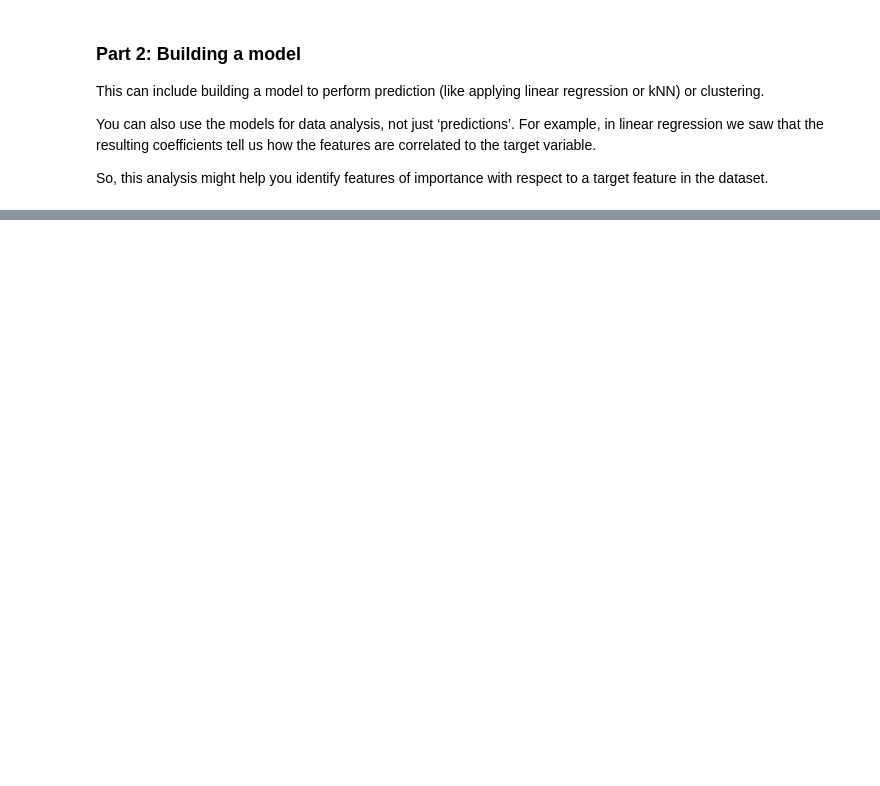
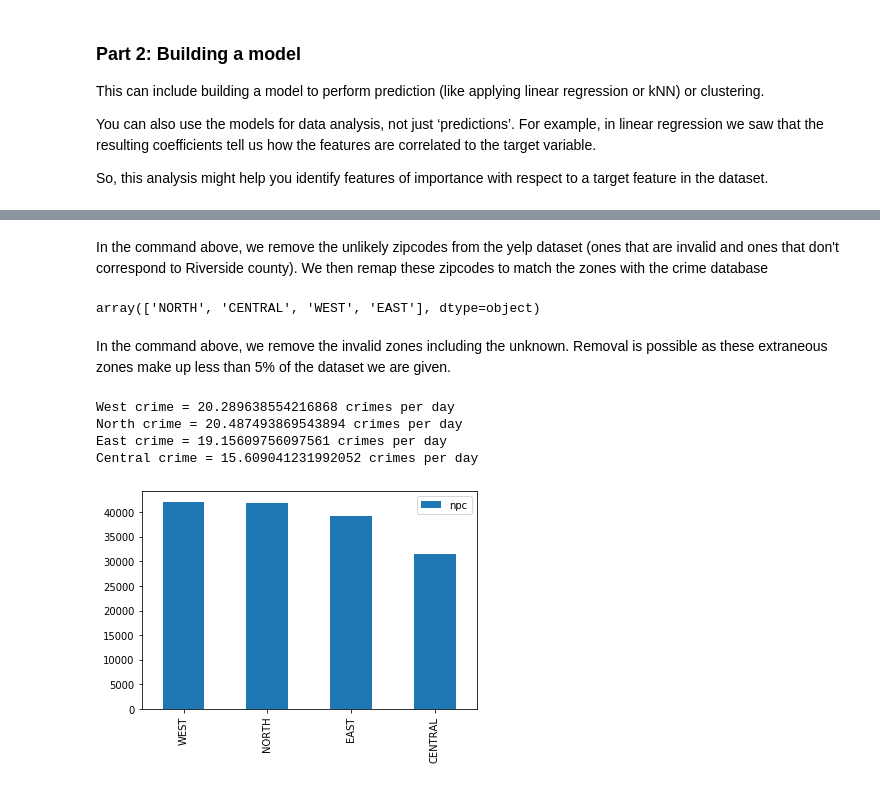
Before and after one commit to CS-UCR/cs105-prj-phase3-doublestuffedoreo, a Jupyter notebook: doublestuffedoreo_proj_CS105.ipynb, the cells around one changed output, grey strips where cells are left out. Cells and saved outputs as stored; diff of their text form; code cells hidden in the pictures; blank space fills up the shorter version.

```diff
--- a/doublestuffedoreo_proj_CS105.ipynb
+++ b/doublestuffedoreo_proj_CS105.ipynb
@@ -8,8 +8,10 @@ Douglas Tran, 861208900
 # %%
 import pandas as pd
 import numpy as np
+import seaborn as sns
+
 crimes_df = pd.read_csv("Crime_Reports.csv")
-crimes_df = crimes_df[["offenseDate","crimeType","premise","blockAddress"]].copy()
+crimes_df = crimes_df[["offenseDate","crimeType","premise","blockAddress","npc"]].copy()
 crimes_df['offenseDate'].replace('', np.nan, inplace=True)
 crimes_df = crimes_df.dropna(subset=['offenseDate'])
 
@@ -51,0 +81,24 @@ compare their results.
+# %% [markdown]
+In the command above, we remove the unlikely zipcodes from the yelp dataset (ones that are invalid and ones that don't correspond to Riverside county). We then remap these zipcodes to match the zones with the crime database
+# %%
+crimes_df = crimes_df[(crimes_df.npc == 'NORTH') | (crimes_df.npc == 'CENTRAL') | (crimes_df.npc == 'WEST') | (crimes_df.npc == 'EAST')]
+crimes_df.npc.unique()
+# %% [output]
+array(['NORTH', 'CENTRAL', 'WEST', 'EAST'], dtype=object)
+# %% [markdown]
+In the command above, we remove the invalid zones including the unknown. Removal is possible as these extraneous zones make up less than 5% of the dataset we are given.
+# %%
+crimes_df.npc.value_counts().plot.bar(legend=True)
+
+crimes_df[crimes_df.npc == "NORTH"].describe()
+crimes_df[crimes_df.npc == "CENTRAL"].describe()
+crimes_df[crimes_df.npc == "WEST"].describe()
+crimes_df[crimes_df.npc == "EAST"].describe()
+
+print( "West crime =", 42101/2075, "crimes per day \nNorth crime =", 41774/2039, "crimes per day \nEast crime =", 39270/2050, "crimes per day \nCentral crime =", 31421/2013, "crimes per day \n")
+# %% [output]
+West crime = 20.289638554216868 crimes per day
+North crime = 20.487493869543894 crimes per day
+East crime = 19.15609756097561 crimes per day
+Central crime = 15.609041231992052 crimes per day
+[figure, added]
```
Also changed, not shown: parts of 11 cells of this notebook.
